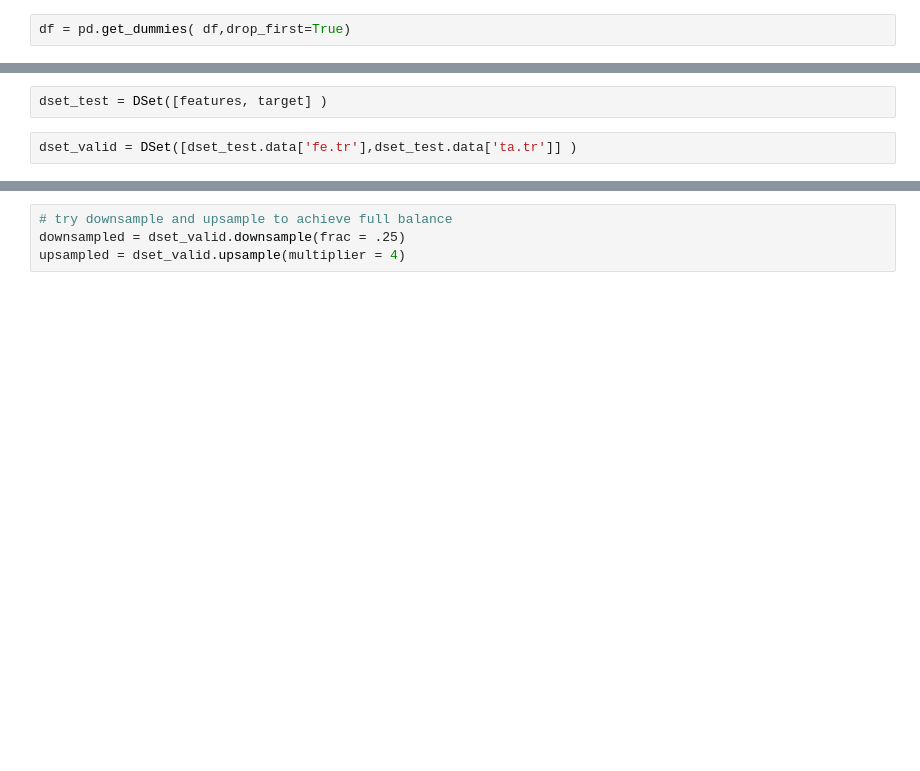
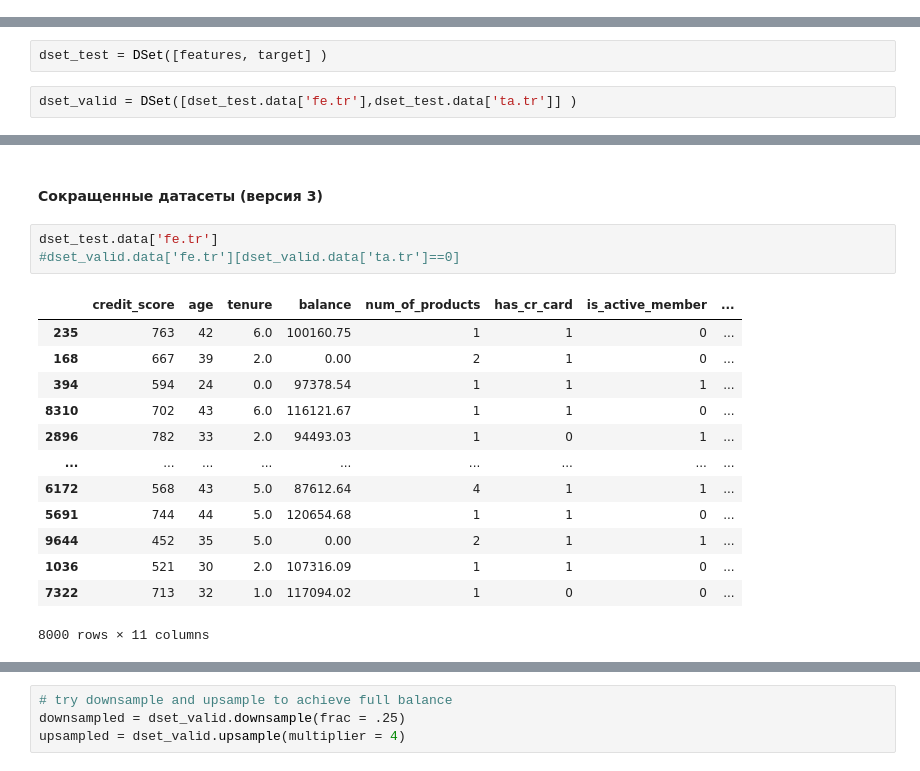
Before and after one commit to ltsipunov/10_training_with_teacher, a Jupyter notebook: fedb9f5b-e73a-4983-a300-54cf533e1cdd.ipynb, the cells around one changed output, grey strips where cells are left out. Drawn from its saved outputs; the diff is of its cells as text; blank space fills up the shorter version.

```diff
--- a/fedb9f5b-e73a-4983-a300-54cf533e1cdd.ipynb
+++ b/fedb9f5b-e73a-4983-a300-54cf533e1cdd.ipynb
@@ -151,5 +135,3 @@ Name: gender, dtype: int64
-# %%
-df = pd.get_dummies( df,drop_first=True)
 # %%
 # encoder = OneHotEncoder(drop='first',sparse=False)
 # #df_ohe = encoder.set_output(transform='pandas')
@@ -253,0 +272,19 @@ dset_valid = DSet([dset_test.data['fe.tr'],dset_test.data['ta.tr']] )
+# %% [markdown]
+#### Сокращенные датасеты (версия 3)
+# %%
+dset_test.data['fe.tr']
+#dset_valid.data['fe.tr'][dset_valid.data['ta.tr']==0]
+# %% [output]
+|  | credit_score | age | tenure | balance | num_of_products | has_cr_card | is_active_member | ... |
+| 235 | 763 | 42 | 6.0 | 100160.75 | 1 | 1 | 0 | ... |
+| 168 | 667 | 39 | 2.0 | 0.00 | 2 | 1 | 0 | ... |
+| 394 | 594 | 24 | 0.0 | 97378.54 | 1 | 1 | 1 | ... |
+| 8310 | 702 | 43 | 6.0 | 116121.67 | 1 | 1 | 0 | ... |
+| 2896 | 782 | 33 | 2.0 | 94493.03 | 1 | 0 | 1 | ... |
+| ... | ... | ... | ... | ... | ... | ... | ... | ... |
+| 6172 | 568 | 43 | 5.0 | 87612.64 | 4 | 1 | 1 | ... |
+| 5691 | 744 | 44 | 5.0 | 120654.68 | 1 | 1 | 0 | ... |
+| 9644 | 452 | 35 | 5.0 | 0.00 | 2 | 1 | 1 | ... |
+| 1036 | 521 | 30 | 2.0 | 107316.09 | 1 | 1 | 0 | ... |
+| 7322 | 713 | 32 | 1.0 | 117094.02 | 1 | 0 | 0 | ... |
+8000 rows × 11 columns
```
Also changed, not shown: parts of 50 cells of this notebook.
